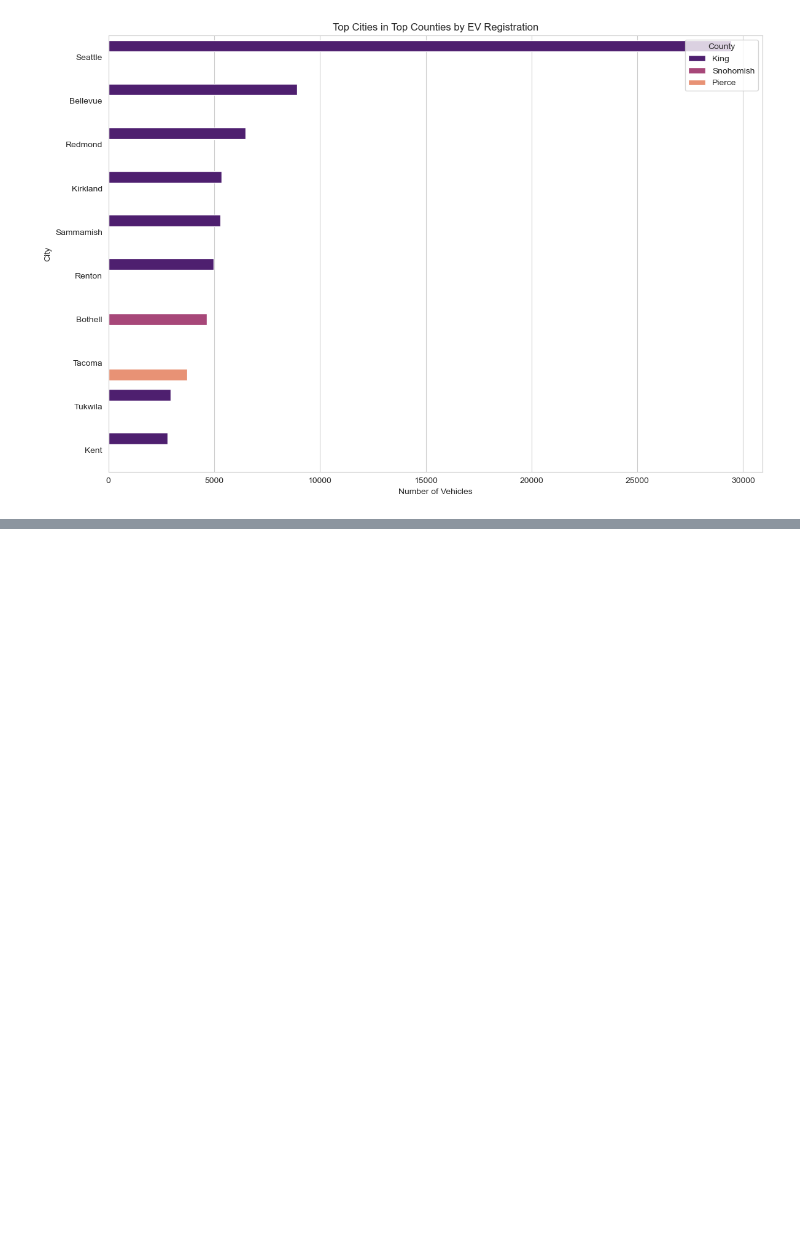
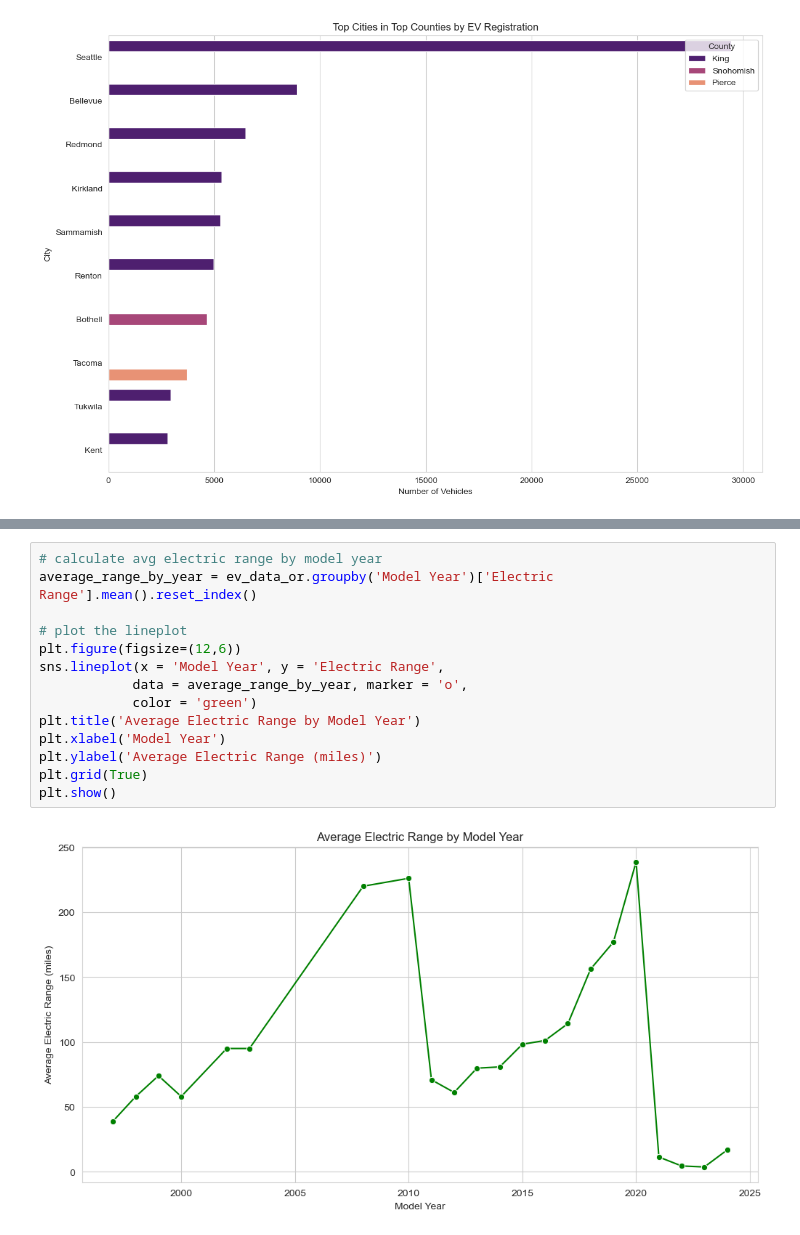
Before and after one commit to SirTee12/Marketing-Analysis-Projects, a Jupyter notebook: Electric-Vehicle-Market-Analysis/Electric_Vehicle.ipynb, the cells around one changed output, grey strips where cells are left out. Cells and saved outputs as stored; diff of their text form; blank space fills up the shorter version.

```diff
--- a/Electric-Vehicle-Market-Analysis/Electric_Vehicle.ipynb
+++ b/Electric-Vehicle-Market-Analysis/Electric_Vehicle.ipynb
@@ -276,0 +317,16 @@ plt.show();
+# %%
+# calculate avg electric range by model year
+average_range_by_year = ev_data_or.groupby('Model Year')['Electric Range'].mean().reset_index()
+
+# plot the lineplot
+plt.figure(figsize=(12,6))
+sns.lineplot(x = 'Model Year', y = 'Electric Range',
+            data = average_range_by_year, marker = 'o',
+            color = 'green')
+plt.title('Average Electric Range by Model Year')
+plt.xlabel('Model Year')
+plt.ylabel('Average Electric Range (miles)')
+plt.grid(True)
+plt.show()
+# %% [output]
+[figure, added]
```
Also changed, not shown: parts of 22 cells of this notebook.
